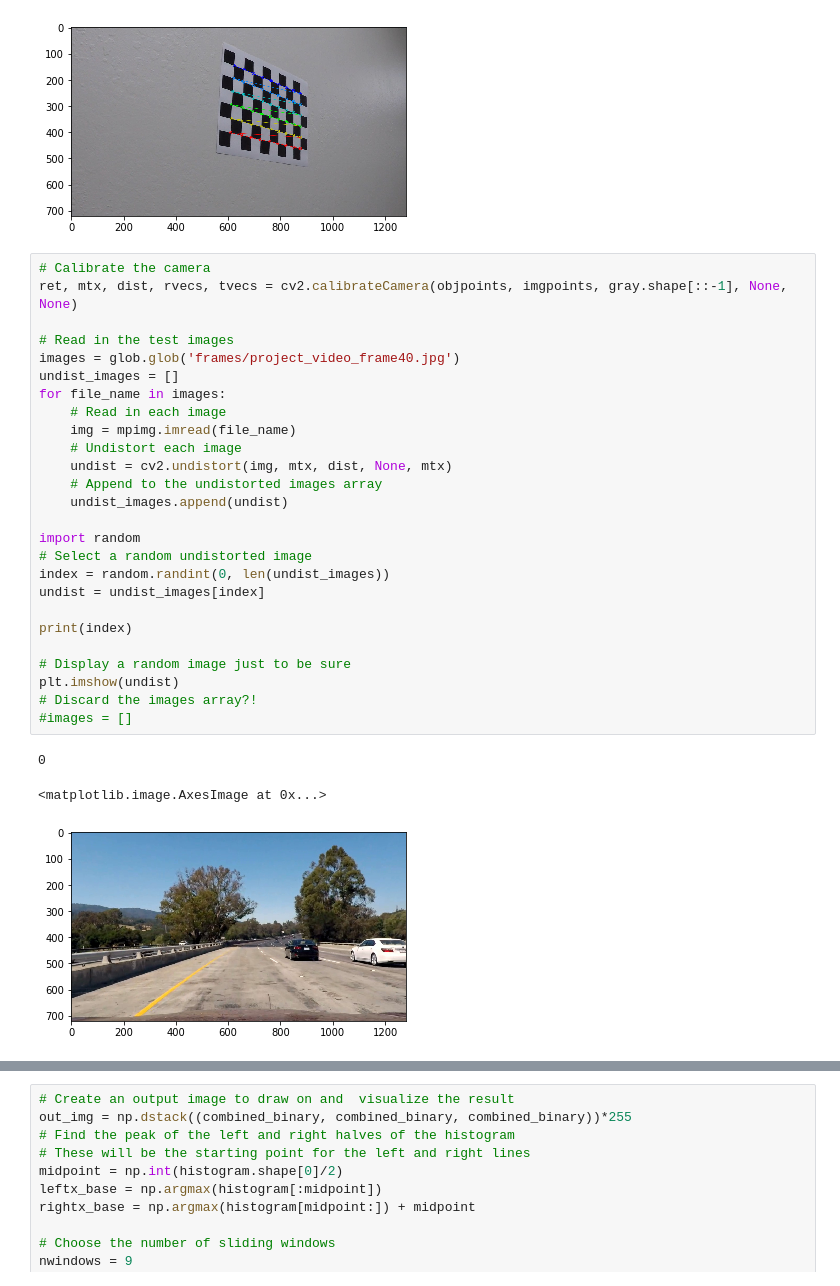
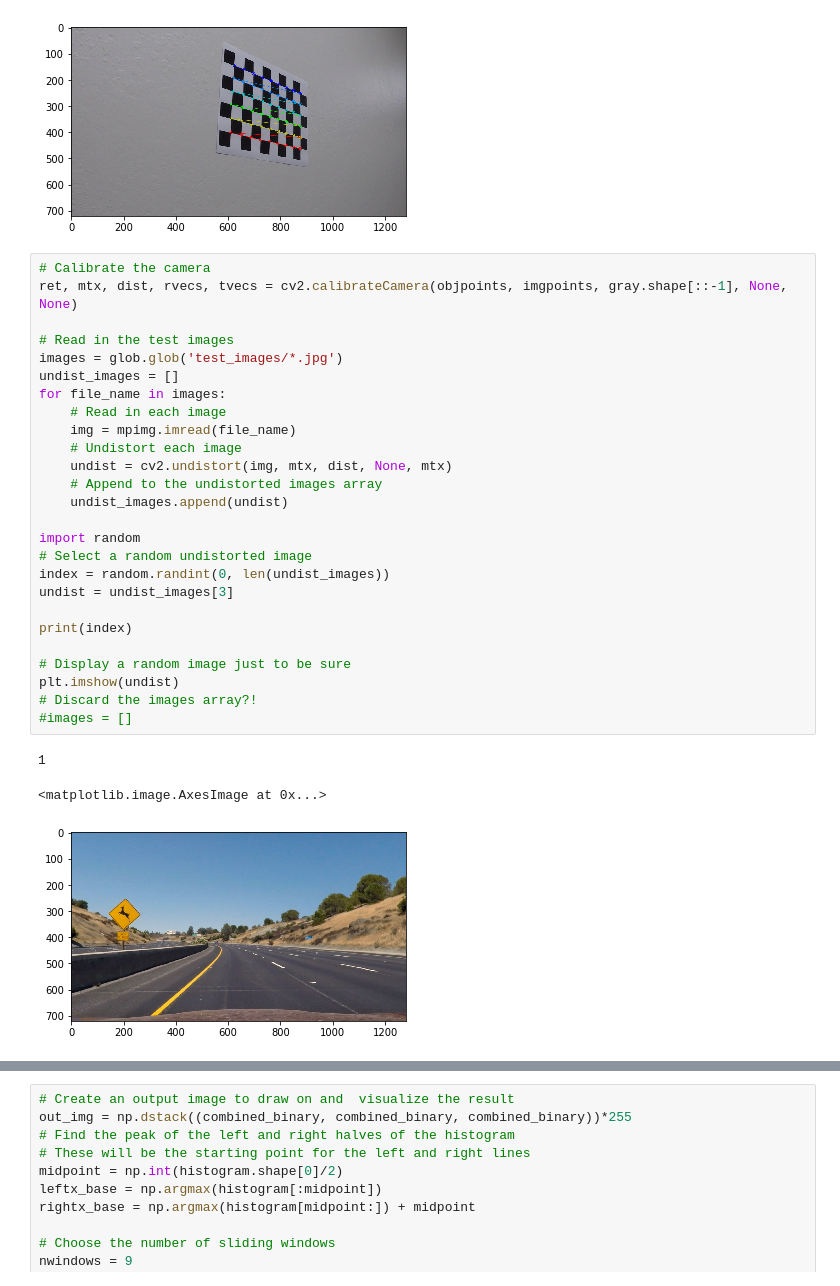
Before and after one commit to pedro-marques/CarND-Advanced-Lane-Lines, a Jupyter notebook: detect_lane_lines.ipynb, the cells around one changed output, grey strips where cells are left out. Saved outputs shown, nothing was run; the diff lists cells and outputs as text.

```diff
--- a/detect_lane_lines.ipynb
+++ b/detect_lane_lines.ipynb
@@ -62,33 +62,33 @@ for file_name in images:
 # %%
 # Calibrate the camera
 ret, mtx, dist, rvecs, tvecs = cv2.calibrateCamera(objpoints, imgpoints, gray.shape[::-1], None, None)
 
 # Read in the test images
-images = glob.glob('frames/project_video_frame40.jpg')
+images = glob.glob('test_images/*.jpg')
 undist_images = []
 for file_name in images:
     # Read in each image
     img = mpimg.imread(file_name)
     # Undistort each image
     undist = cv2.undistort(img, mtx, dist, None, mtx)
     # Append to the undistorted images array
     undist_images.append(undist)
 
 import random
 # Select a random undistorted image
 index = random.randint(0, len(undist_images))
-undist = undist_images[index]
+undist = undist_images[3]
 
 print(index)
 
 # Display a random image just to be sure
 plt.imshow(undist)
 # Discard the images array?!
 #images = []
 # %% [output]
-0
+1
 <matplotlib.image.AxesImage at 0x...>
-[figure, old version]
+[figure, new version]
 # %%
 def trapezoid_offset_sizes(image):
     img_size = (img.shape[1], img.shape[0])
```
Also changed, not shown: parts of 17 cells of this notebook, 16 other files.
